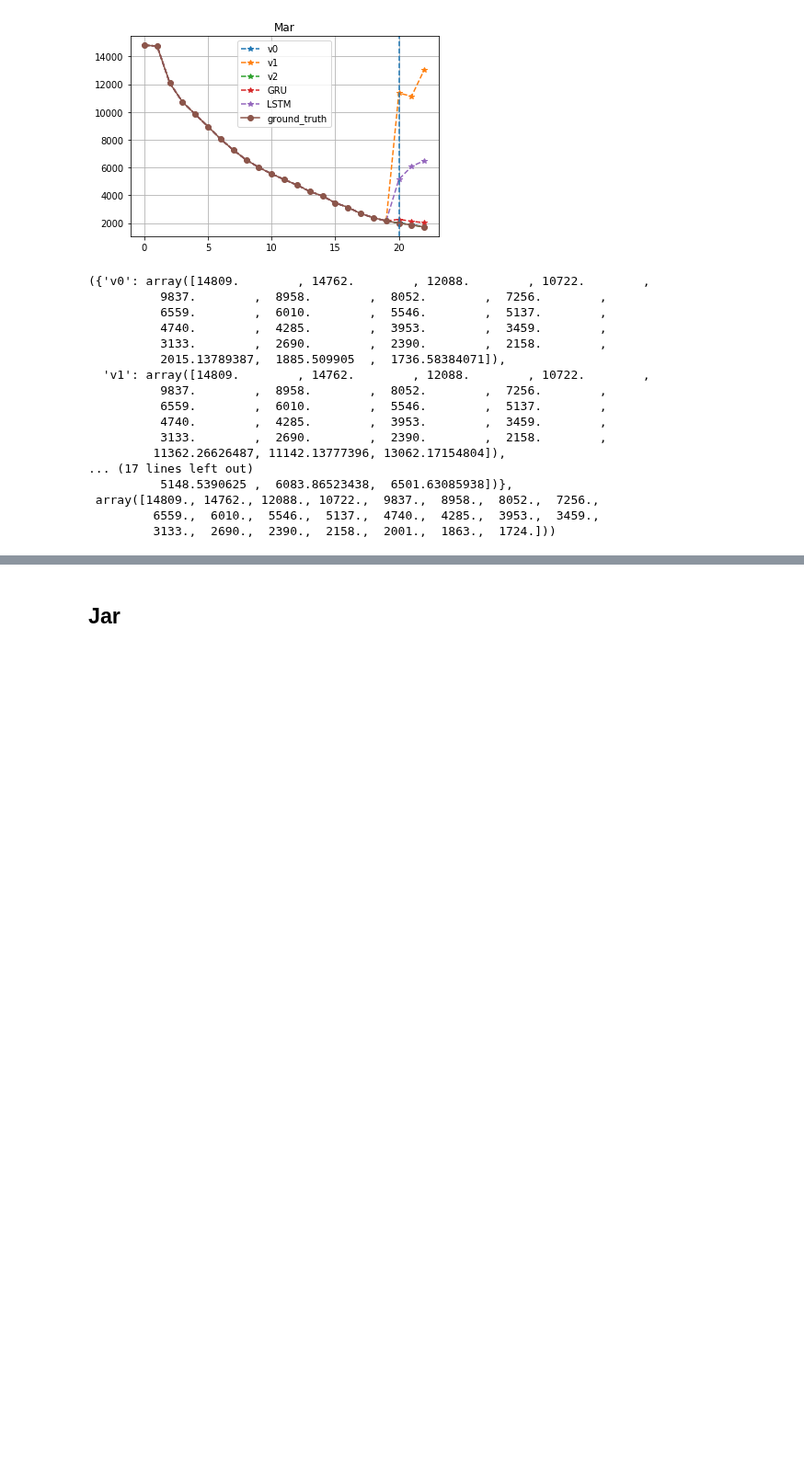
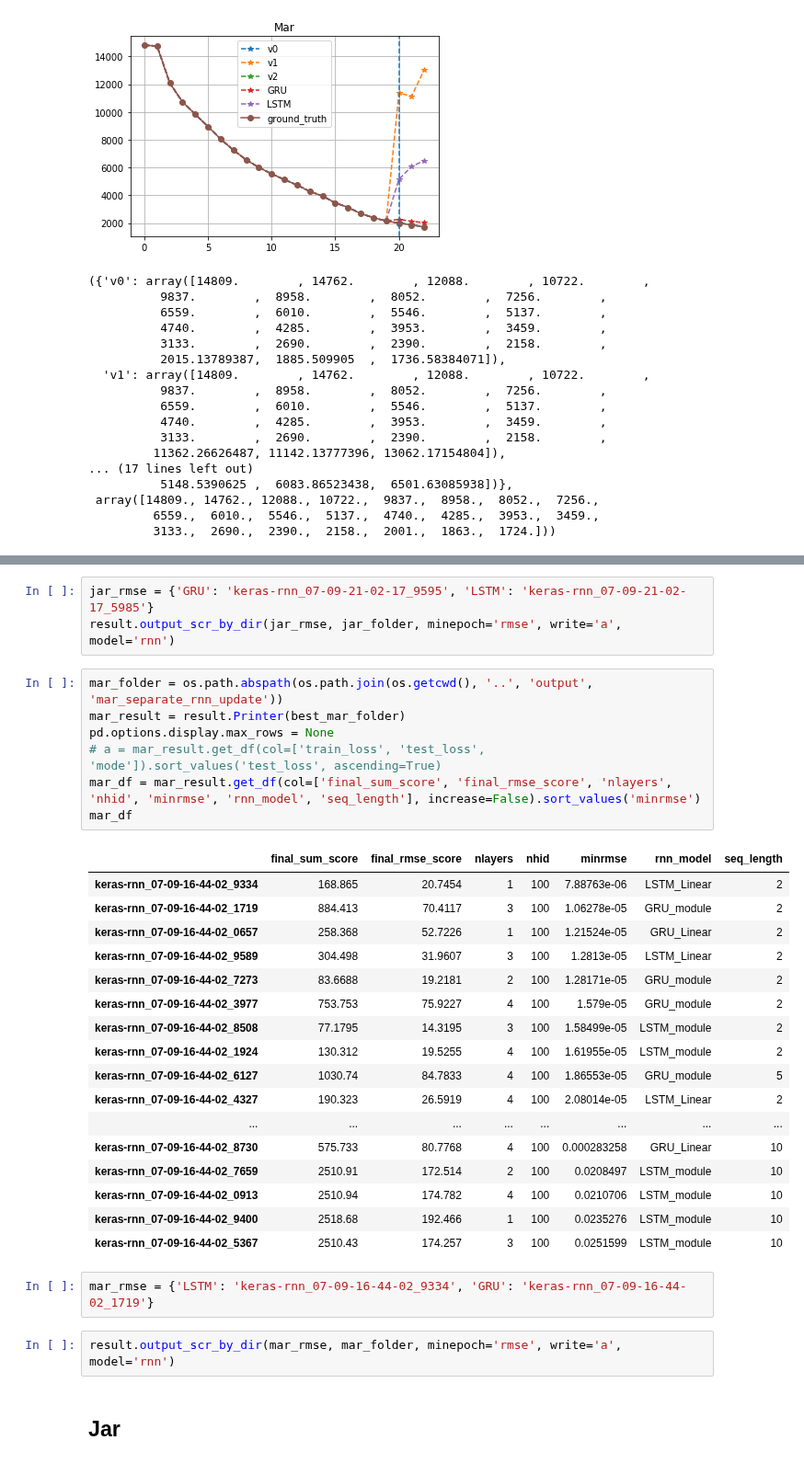
Before and after one commit to wtding1998/RNN_nCov, a Jupyter notebook: ncov_pred3.ipynb, the cells around one changed output, grey strips where cells are left out. Shown at 92% size. Saved outputs shown, nothing was run; the diff lists cells and outputs as text; blank space fills up the shorter version.

```diff
--- a/ncov_pred3.ipynb
+++ b/ncov_pred3.ipynb
@@ -231,3 +260,35 @@ mar_rnn
+# %%
+jar_rmse = {'GRU': 'keras-rnn_07-09-21-02-17_9595', 'LSTM': 'keras-rnn_07-09-21-02-17_5985'}
+result.output_scr_by_dir(jar_rmse, jar_folder, minepoch='rmse', write='a', model='rnn')
+# %%
+mar_folder = os.path.abspath(os.path.join(os.getcwd(), '..', 'output', 'mar_separate_rnn_update'))
+mar_result = result.Printer(best_mar_folder)
+pd.options.display.max_rows = None
+# a = mar_result.get_df(col=['train_loss', 'test_loss', 'mode']).sort_values('test_loss', ascending=True)
+mar_df = mar_result.get_df(col=['final_sum_score', 'final_rmse_score', 'nlayers', 'nhid', 'minrmse', 'rnn_model', 'seq_length'], increase=False).sort_values('minrmse')
+mar_df
+# %% [output]
+|  | final_sum_score | final_rmse_score | nlayers | nhid | minrmse | rnn_model | seq_length |
+| keras-rnn_07-09-16-44-02_9334 | 168.865 | 20.7454 | 1 | 100 | 7.88763e-06 | LSTM_Linear | 2 |
+| keras-rnn_07-09-16-44-02_1719 | 884.413 | 70.4117 | 3 | 100 | 1.06278e-05 | GRU_module | 2 |
+| keras-rnn_07-09-16-44-02_0657 | 258.368 | 52.7226 | 1 | 100 | 1.21524e-05 | GRU_Linear | 2 |
+| keras-rnn_07-09-16-44-02_9589 | 304.498 | 31.9607 | 3 | 100 | 1.2813e-05 | LSTM_Linear | 2 |
+| keras-rnn_07-09-16-44-02_7273 | 83.6688 | 19.2181 | 2 | 100 | 1.28171e-05 | GRU_module | 2 |
+| keras-rnn_07-09-16-44-02_3977 | 753.753 | 75.9227 | 4 | 100 | 1.579e-05 | GRU_module | 2 |
+| keras-rnn_07-09-16-44-02_8508 | 77.1795 | 14.3195 | 3 | 100 | 1.58499e-05 | LSTM_module | 2 |
+| keras-rnn_07-09-16-44-02_1924 | 130.312 | 19.5255 | 4 | 100 | 1.61955e-05 | LSTM_module | 2 |
+| keras-rnn_07-09-16-44-02_6127 | 1030.74 | 84.7833 | 4 | 100 | 1.86553e-05 | GRU_module | 5 |
+| keras-rnn_07-09-16-44-02_4327 | 190.323 | 26.5919 | 4 | 100 | 2.08014e-05 | LSTM_Linear | 2 |
+| ... | ... | ... | ... | ... | ... | ... | ... |
+| keras-rnn_07-09-16-44-02_8730 | 575.733 | 80.7768 | 4 | 100 | 0.000283258 | GRU_Linear | 10 |
+| keras-rnn_07-09-16-44-02_7659 | 2510.91 | 172.514 | 2 | 100 | 0.0208497 | LSTM_module | 10 |
+| keras-rnn_07-09-16-44-02_0913 | 2510.94 | 174.782 | 4 | 100 | 0.0210706 | LSTM_module | 10 |
+| keras-rnn_07-09-16-44-02_9400 | 2518.68 | 192.466 | 1 | 100 | 0.0235276 | LSTM_module | 10 |
+| keras-rnn_07-09-16-44-02_5367 | 2510.43 | 174.257 | 3 | 100 | 0.0251599 | LSTM_module | 10 |
+# %%
+mar_rmse = {'LSTM': 'keras-rnn_07-09-16-44-02_9334', 'GRU': 'keras-rnn_07-09-16-44-02_1719'}
+# %%
+result.output_scr_by_dir(mar_rmse, mar_folder, minepoch='rmse', write='a', model='rnn')
 # %% [markdown]
 ## Jar
 # %%
```
Also changed, not shown: parts of 3 cells of this notebook, 3 other files.
